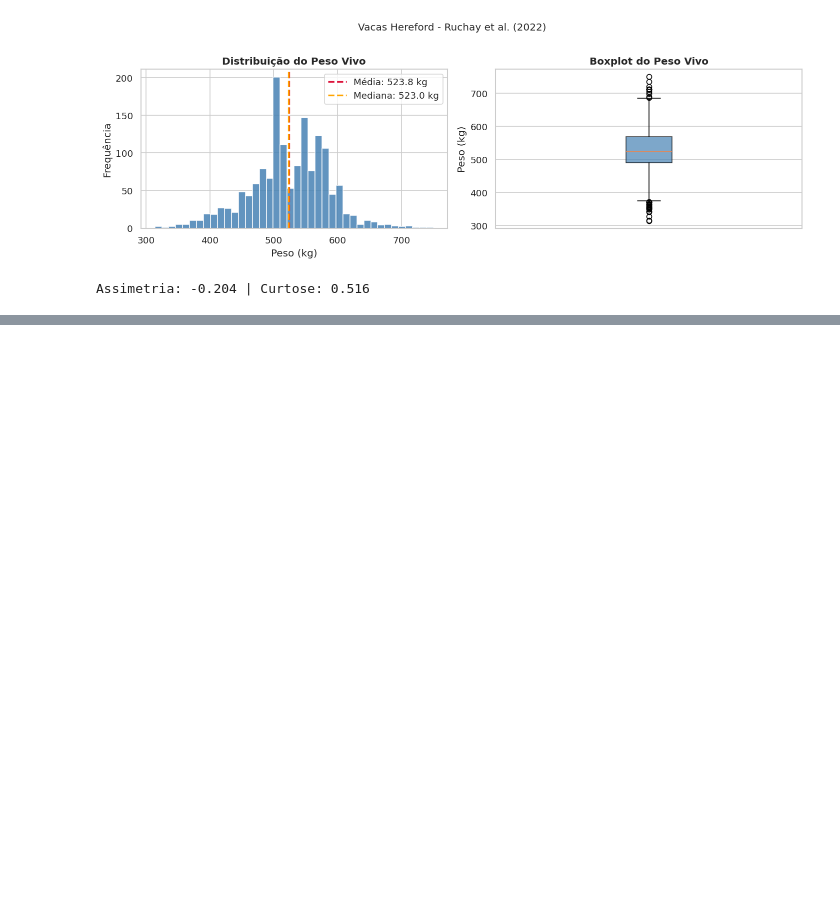
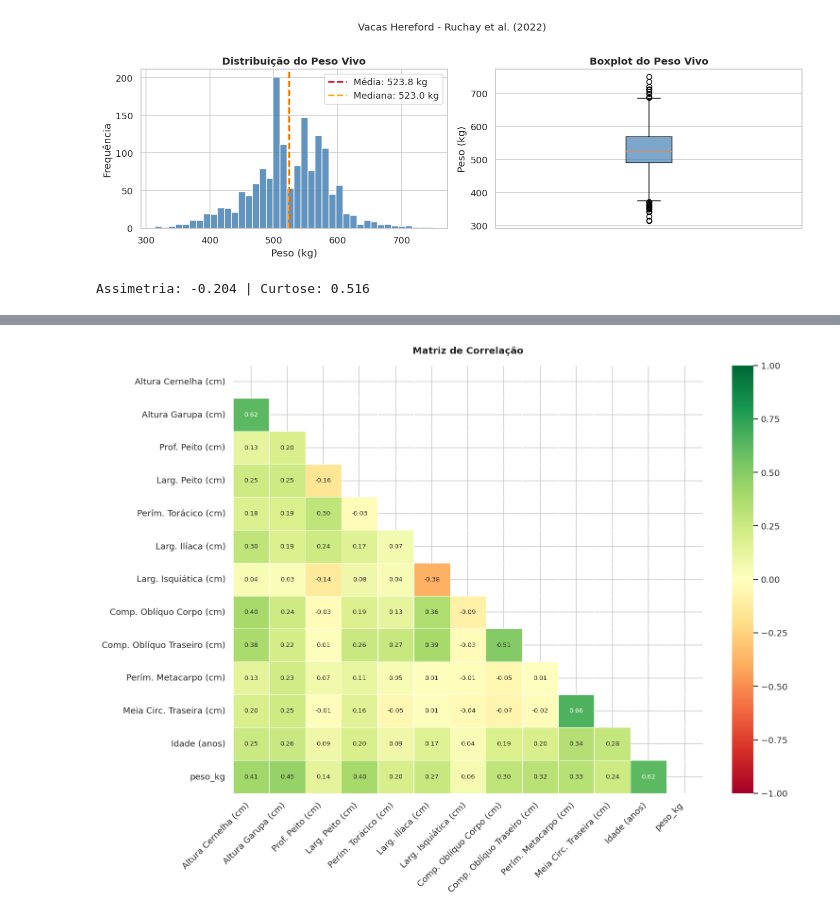
Before and after one commit to jota6k/projeto_peso_bovinos, a Jupyter notebook: notebook_peso_bovinos.ipynb, the cells around one changed output, grey strips where cells are left out. Cells and saved outputs as stored; diff of their text form; code cells hidden in the pictures; blank space fills up the shorter version.

```diff
--- a/notebook_peso_bovinos.ipynb
+++ b/notebook_peso_bovinos.ipynb
@@ -154,0 +185,18 @@ Assimetria: -0.204 | Curtose: 0.516
+# %%
+# Heatmap de correlação
+fig, ax = plt.subplots(figsize=(13, 10))
+cols = FEATURES + [TARGET]
+labels = [NOMES_PT.get(c, c) for c in cols]
+corr_matrix = df[cols].corr()
+mask = np.triu(np.ones_like(corr_matrix, dtype=bool))
+
+sns.heatmap(corr_matrix, mask=mask, annot=True, fmt='.2f',
+            cmap='RdYlGn', center=0, vmin=-1, vmax=1,
+            xticklabels=labels, yticklabels=labels,
+            linewidths=0.5, ax=ax, annot_kws={'size': 8})
+ax.set_title('Matriz de Correlação', fontweight='bold', pad=15)
+plt.xticks(rotation=45, ha='right')
+plt.tight_layout()
+plt.show()
+# %% [output]
+[figure, added]
```
Also changed, not shown: parts of 1 cell of this notebook.
